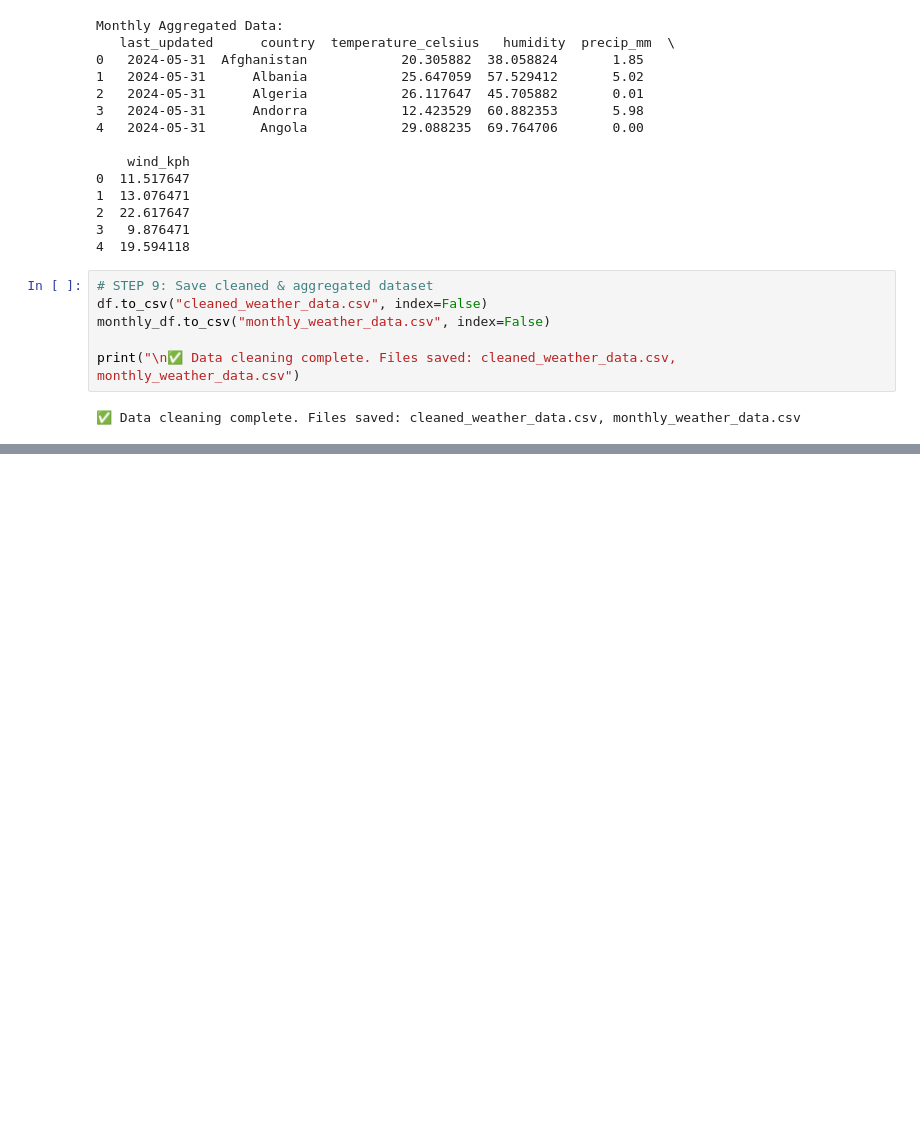
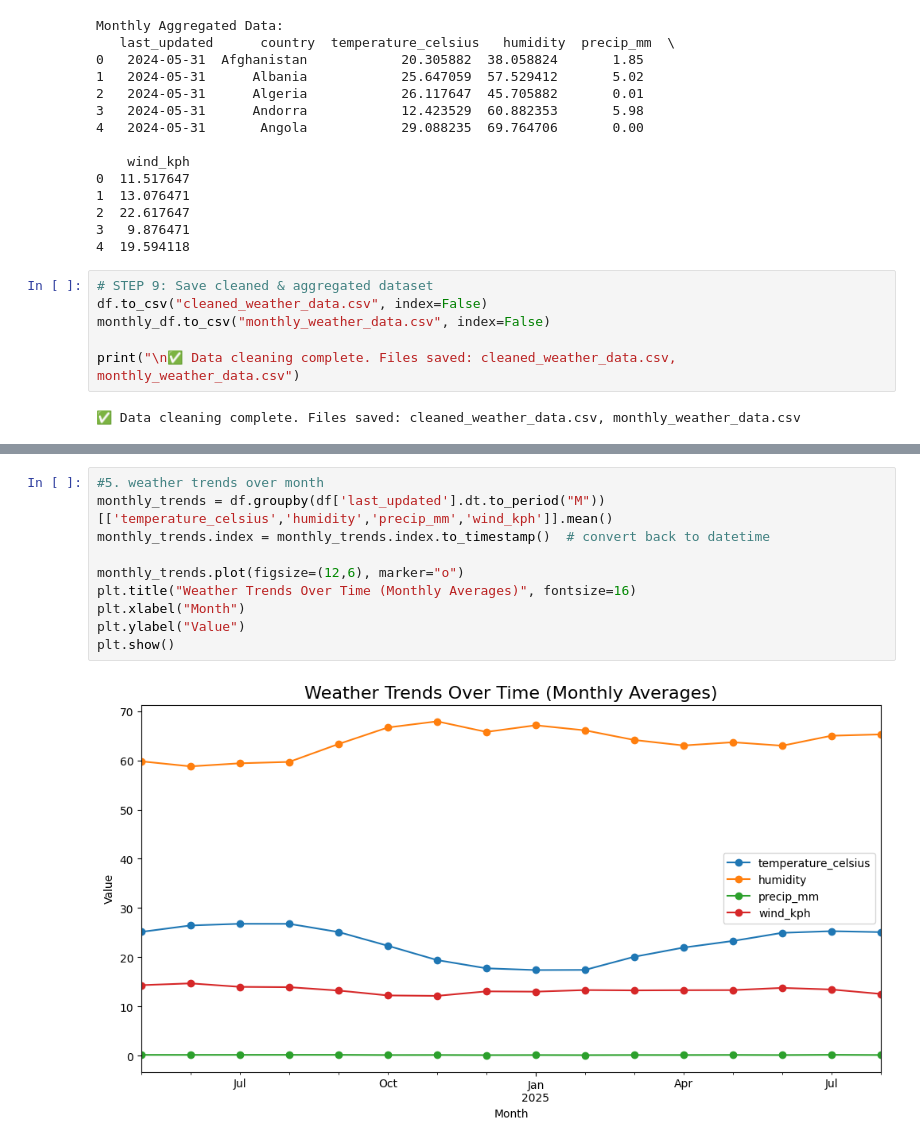
Before and after one commit to shalinimohan1710/DV-ClimateScope-Shalini-M, a Jupyter notebook: DV_CLIMATE.ipynb, the cells around one changed output, grey strips where cells are left out. Drawn from its saved outputs; the diff is of its cells as text; blank space fills up the shorter version.

```diff
--- a/DV_CLIMATE.ipynb
+++ b/DV_CLIMATE.ipynb
@@ -139,0 +215,12 @@ print("\n✅ Data cleaning complete. Files saved: cleaned_weather_data.csv, mont
+# %%
+#5. weather trends over month
+monthly_trends = df.groupby(df['last_updated'].dt.to_period("M"))[['temperature_celsius','humidity','precip_mm','wind_kph']].mean()
+monthly_trends.index = monthly_trends.index.to_timestamp()  # convert back to datetime
+
+monthly_trends.plot(figsize=(12,6), marker="o")
+plt.title("Weather Trends Over Time (Monthly Averages)", fontsize=16)
+plt.xlabel("Month")
+plt.ylabel("Value")
+plt.show()
+# %% [output]
+[figure, added]
```
Also changed, not shown: parts of 13 cells of this notebook.
